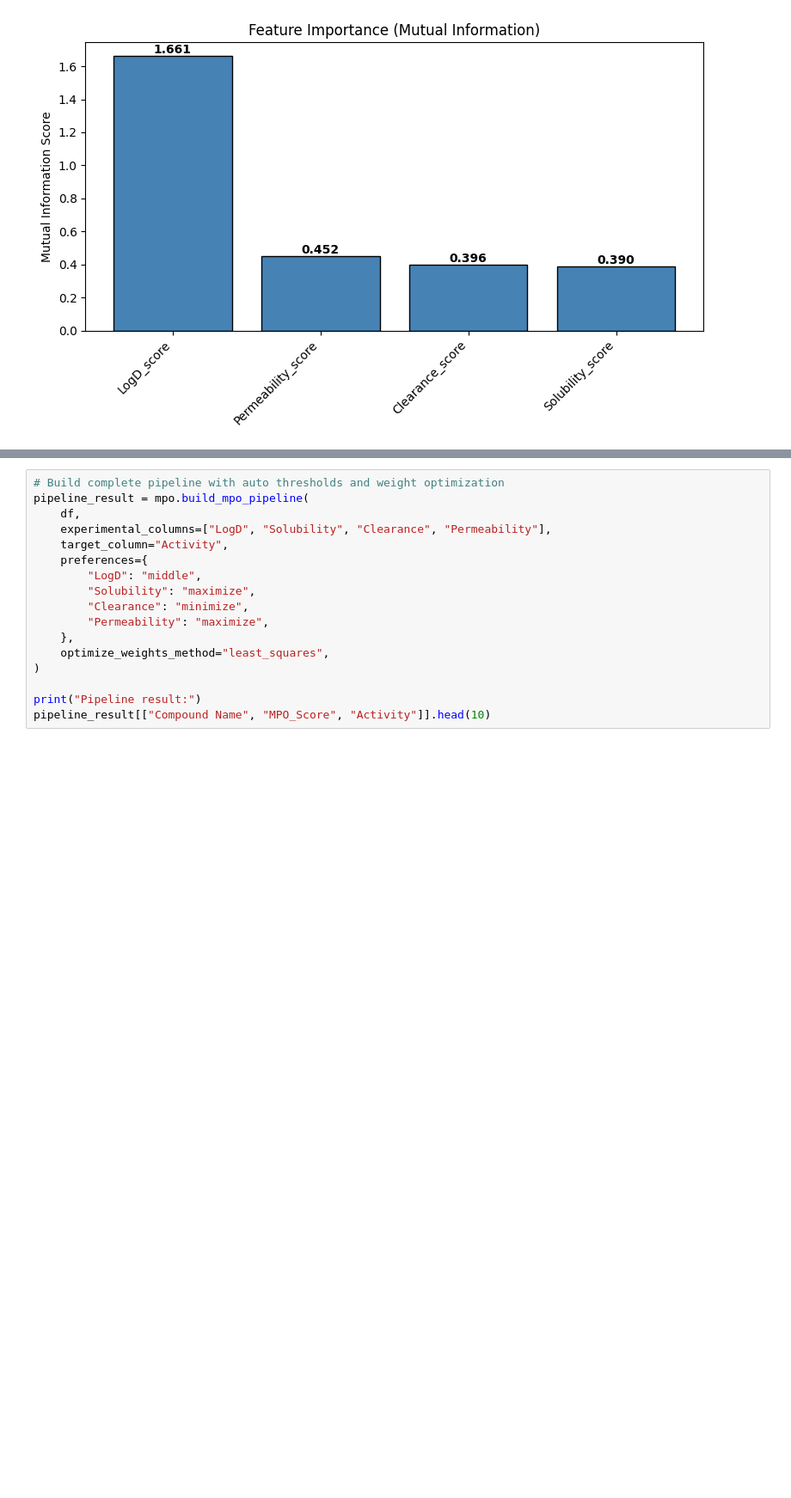
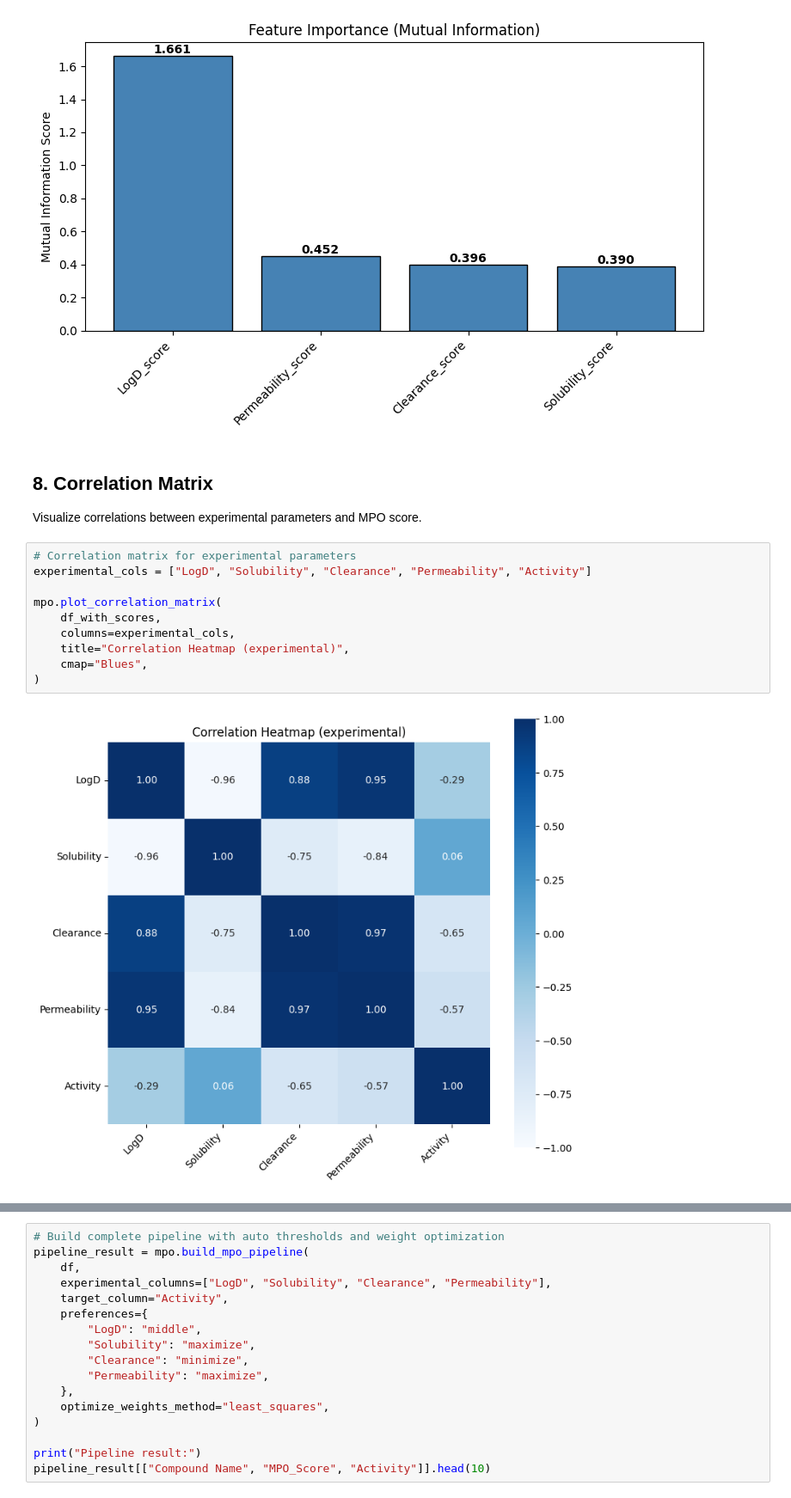
Before and after one commit to AstraZeneca/mosses, a Jupyter notebook: examples/mpo_example.ipynb, the cells around one changed output, grey strips where cells are left out. Shown at 86% size. Saved outputs shown, nothing was run; the diff lists cells and outputs as text; blank space fills up the shorter version.

Commit message:
added readme section on MPO module and also added example on correlation matrix in ipynb

```diff
--- a/examples/mpo_example.ipynb
+++ b/examples/mpo_example.ipynb
@@ -285,3 +285,19 @@ Feature Importance Analysis:
 1    Solubility_score            0.390303     0.717045         True
 [figure]
 [figure]
+# %% [markdown]
+## 8. Correlation Matrix
+
+Visualize correlations between experimental parameters and MPO score.
+# %%
+# Correlation matrix for experimental parameters
+experimental_cols = ["LogD", "Solubility", "Clearance", "Permeability", "Activity"]
+
+mpo.plot_correlation_matrix(
+    df_with_scores,
+    columns=experimental_cols,
+    title="Correlation Heatmap (experimental)",
+    cmap="Blues",
+)
+# %% [output]
+[figure, added]
```
Also changed, not shown: parts of 3 cells of this notebook, 1 other file.
